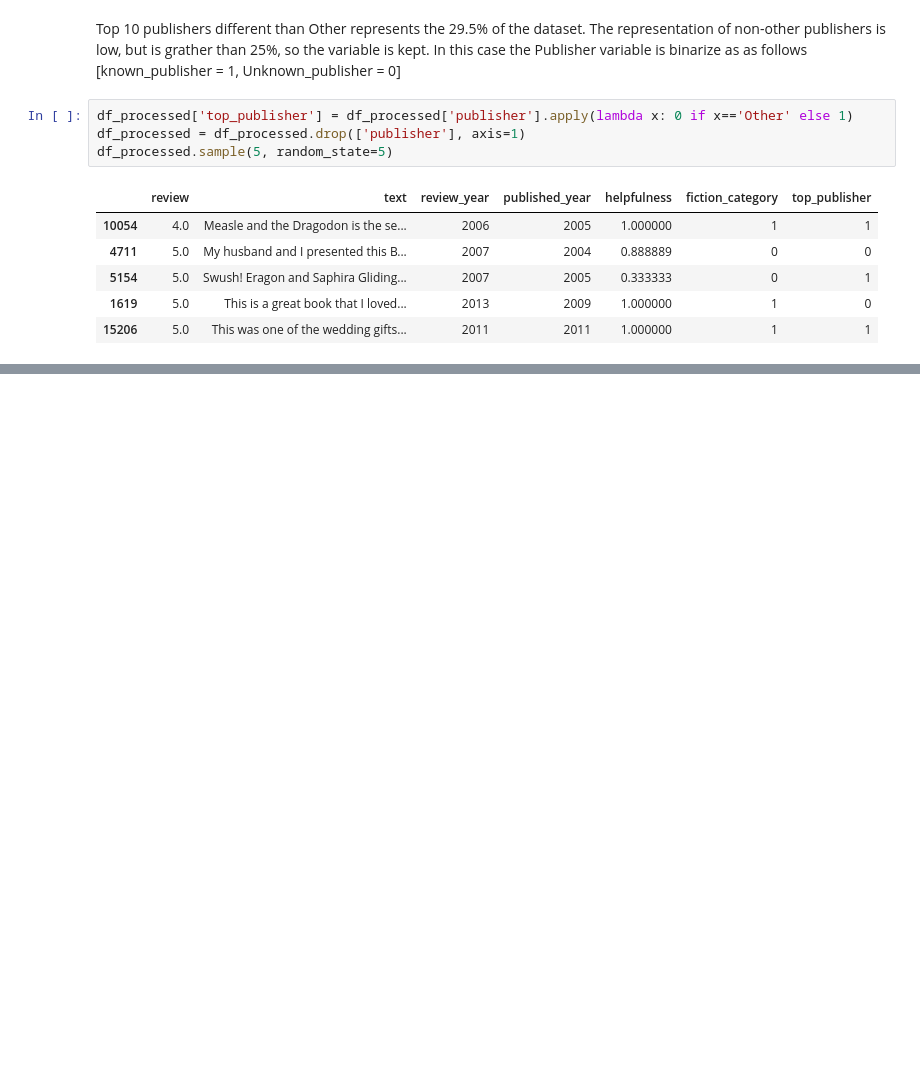
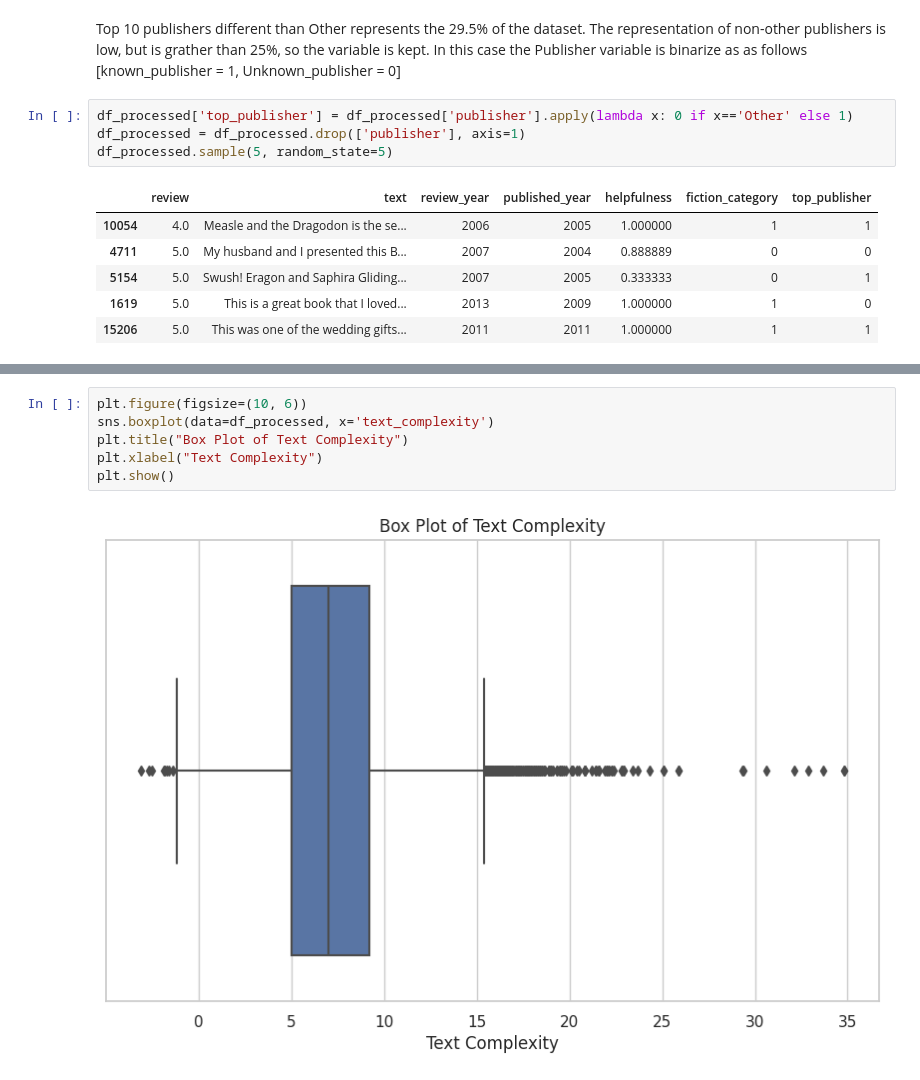
Before and after one commit to arnaldochm/final_project_nlp, a Jupyter notebook: notebooks/notebook_Cleaning_Preprocessing.ipynb, the cells around one changed output, grey strips where cells are left out. Cells and saved outputs as stored; diff of their text form; blank space fills up the shorter version.

```diff
--- a/notebooks/notebook_Cleaning_Preprocessing.ipynb
+++ b/notebooks/notebook_Cleaning_Preprocessing.ipynb
@@ -1210,0 +1408,8 @@ df_processed.info()
+# %%
+plt.figure(figsize=(10, 6))
+sns.boxplot(data=df_processed, x='text_complexity')
+plt.title("Box Plot of Text Complexity")
+plt.xlabel("Text Complexity")
+plt.show()
+# %% [output]
+[figure, added]
```
Also changed, not shown: parts of 34 cells of this notebook.
